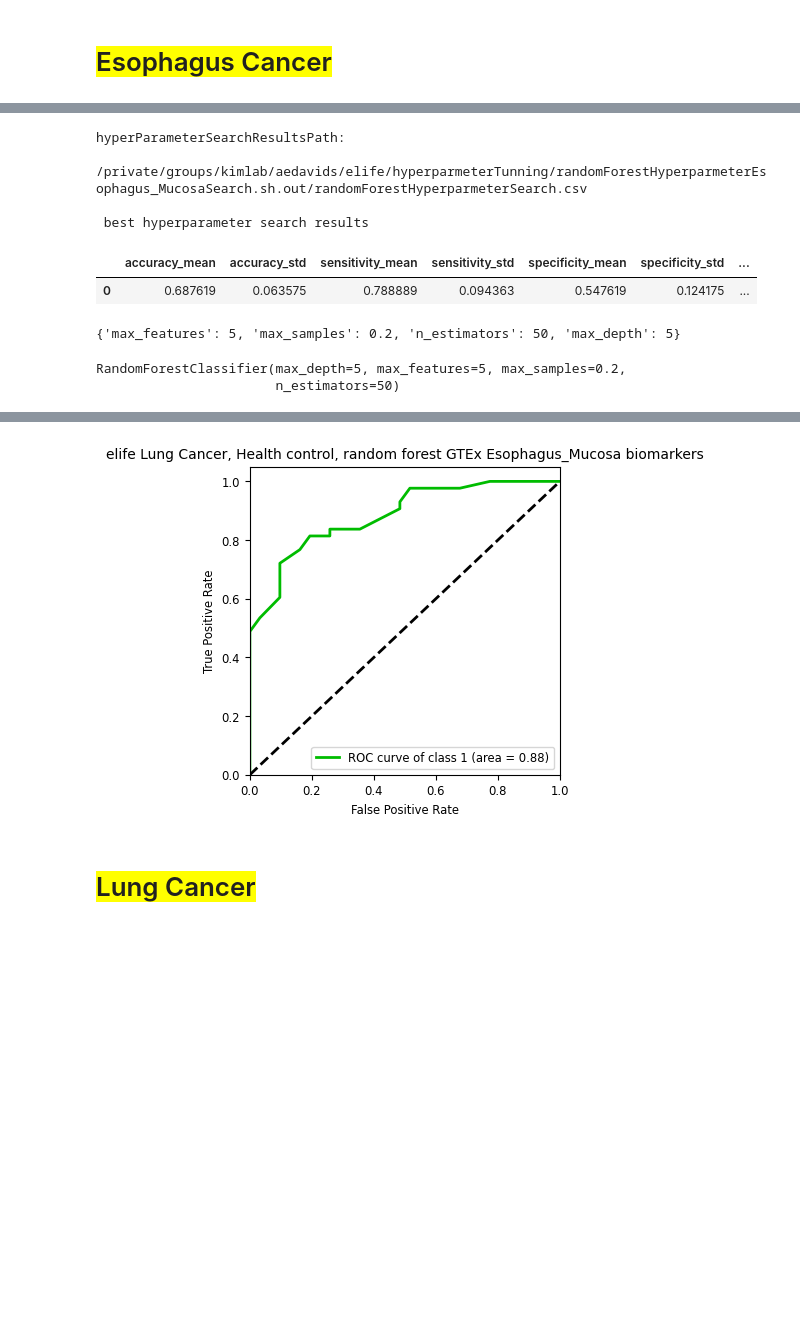
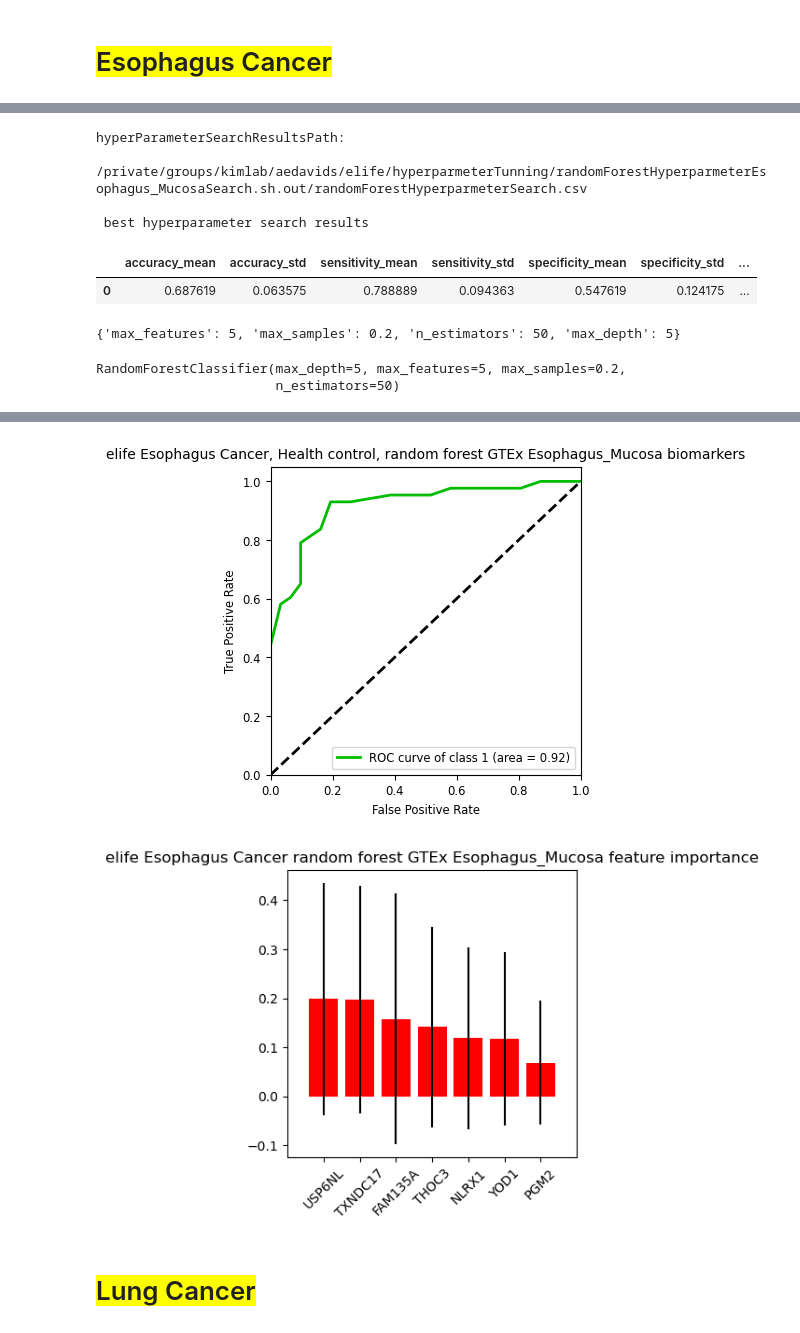
Before and after one commit to aedavids/extraCellularRNA, a Jupyter notebook: intraExtraRNA_POC/jupyterNotebooks/elife/elifeBinaryRandomForestResults.ipynb, the cells around one changed output, grey strips where cells are left out. Cells and saved outputs as stored; diff of their text form; code cells hidden in the pictures; blank space fills up the shorter version.

Commit message:
added feature importance. todo save plots

```diff
--- a/intraExtraRNA_POC/jupyterNotebooks/elife/elifeBinaryRandomForestResults.ipynb
+++ b/intraExtraRNA_POC/jupyterNotebooks/elife/elifeBinaryRandomForestResults.ipynb
@@ -315,6 +342,7 @@ def runAll(
         features : list[str] ,
         selectElifeCategories : list[str],
         setName : str,
+        cancerType : str
         ):
     '''
     TODO
@@ -334,8 +362,20 @@ def runAll(
     XNP = dataDict['XNP']
     yNP = dataDict['yNP']
     randomForestModel = dataDict['model']
-    title = f"elife Lung Cancer, Health control, random forest GTEx {setName} biomarkers"
-    fig, panel, aucDict = plotROCWrapper(XNP, yNP, randomForestModel, title)
+
+    rocTitle = f"elife {cancerType} Cancer, Health control, random forest GTEx {setName} biomarkers"
+    rocFig, rocPanel, aucDict = plotROCWrapper(XNP, yNP, randomForestModel, rocTitle)
+
+    importanceTitle = f"elife {cancerType} Cancer random forest GTEx {setName} feature importance"
+
+    importanceFig, importancePanel = plt.subplots(nrows=1, ncols=1, figsize=(4, 4), )
+    plotFeatureImportance(
+        panel=importancePanel,
+        classifierModel=randomForestModel,
+        featureNames=dataDict['HUGO_Genes'],
+        title=importanceTitle,
+        xTickRotation=45,
+    )
 # %% [markdown]
 # <span style="background-color:yellow">Esophagus Cancer</span>
 # %%
@@ -344,6 +384,7 @@ def runAll(
 runAll(
         features=["Esophagus_Mucosa"],
         selectElifeCategories=["Healthy donor", "Esophagus Cancer"],
-        setName='Esophagus_Mucosa'
+        setName='Esophagus_Mucosa',
+        cancerType="Esophagus"
     )
 # %% [output]
@@ -374,4 +415,5 @@ Wall time: 23.7 s
-[figure, old version]
+[figure, new version]
+[figure, added]
 # %% [markdown]
 # <span style="background-color:yellow">Lung Cancer</span>
 # %%
```
Also changed, not shown: parts of 6 cells of this notebook.
